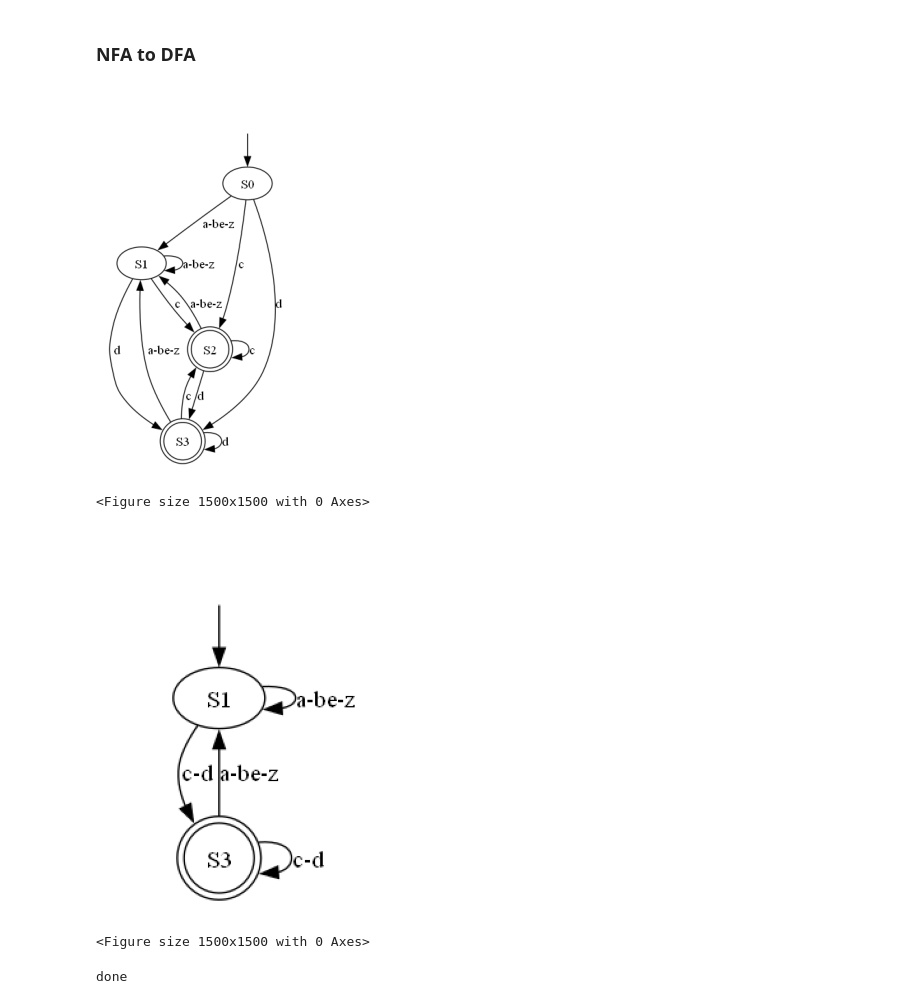
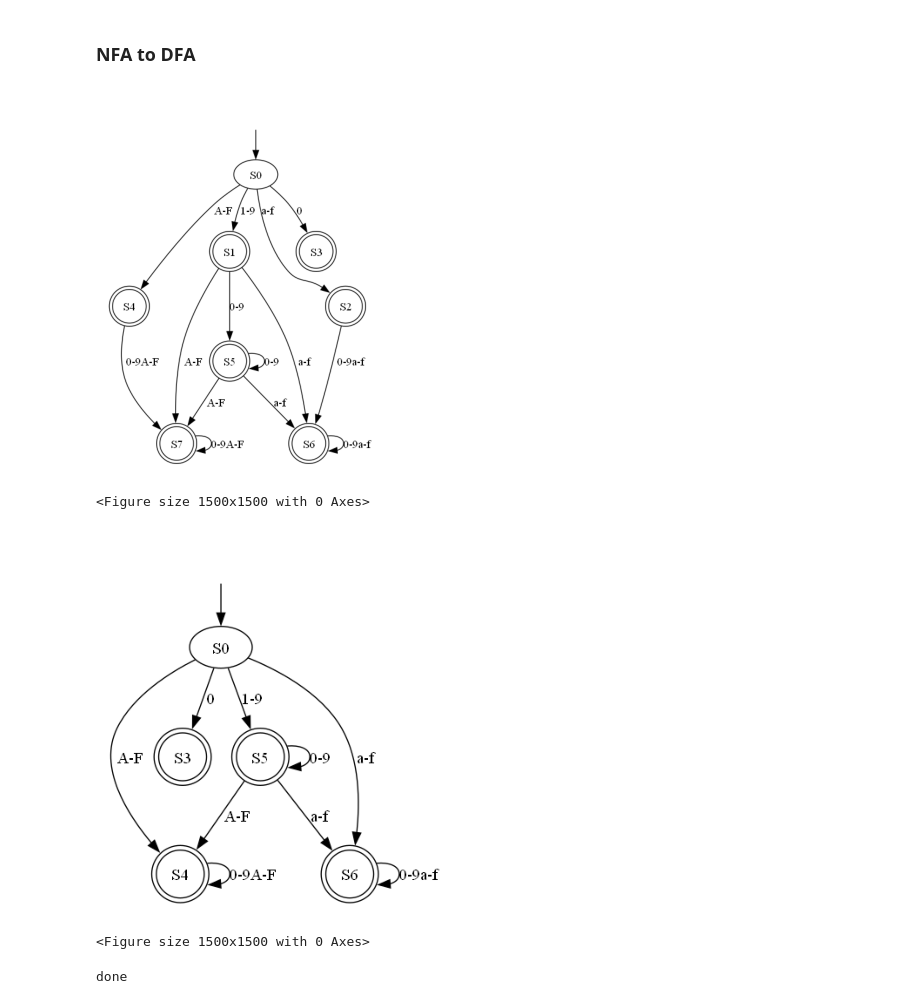
Before and after one commit to MohamedHAmin/NFA-DFA-cmd-generator, a Jupyter notebook: assignment_1.ipynb, the cells around one changed output. Drawn from its saved outputs; the diff is of its cells as text; code cells hidden in the pictures.

```diff
--- a/assignment_1.ipynb
+++ b/assignment_1.ipynb
@@ -419,7 +428,7 @@ display_and_save_image("brackets.json", "brackets", "NFA")
 #### NFA Testing
 # %%
 # Testcases
-test1 = "(c|)"
+test1 = "(a|)"
 test2 = "[a-zA-Z_$][a-zA-Z0-9_$]*"
 test3 = "0|[1-9A-F][0-9A-F]*|[1-9a-f][0-9a-f]*"
 test4 = "https?://(www.)?[a-zA-Z0-9-_].(com|org|net)"
@@ -854,14 +863,14 @@ def Requirement2(json):
     print("done")
 # %%
 # load the json file test1.json
-with open('test1.json') as f:
+with open('test3.json') as f:
     test1 = json.load(f)
 
 
 Requirement2(test1)
 # %% [output]
-[figure, old version]
+[figure, new version]
 <Figure size 1500x1500 with 0 Axes>
-[figure, old version]
+[figure, new version]
 <Figure size 1500x1500 with 0 Axes>
 done
```
Also changed, not shown: parts of 2 cells of this notebook, 9 other files.
